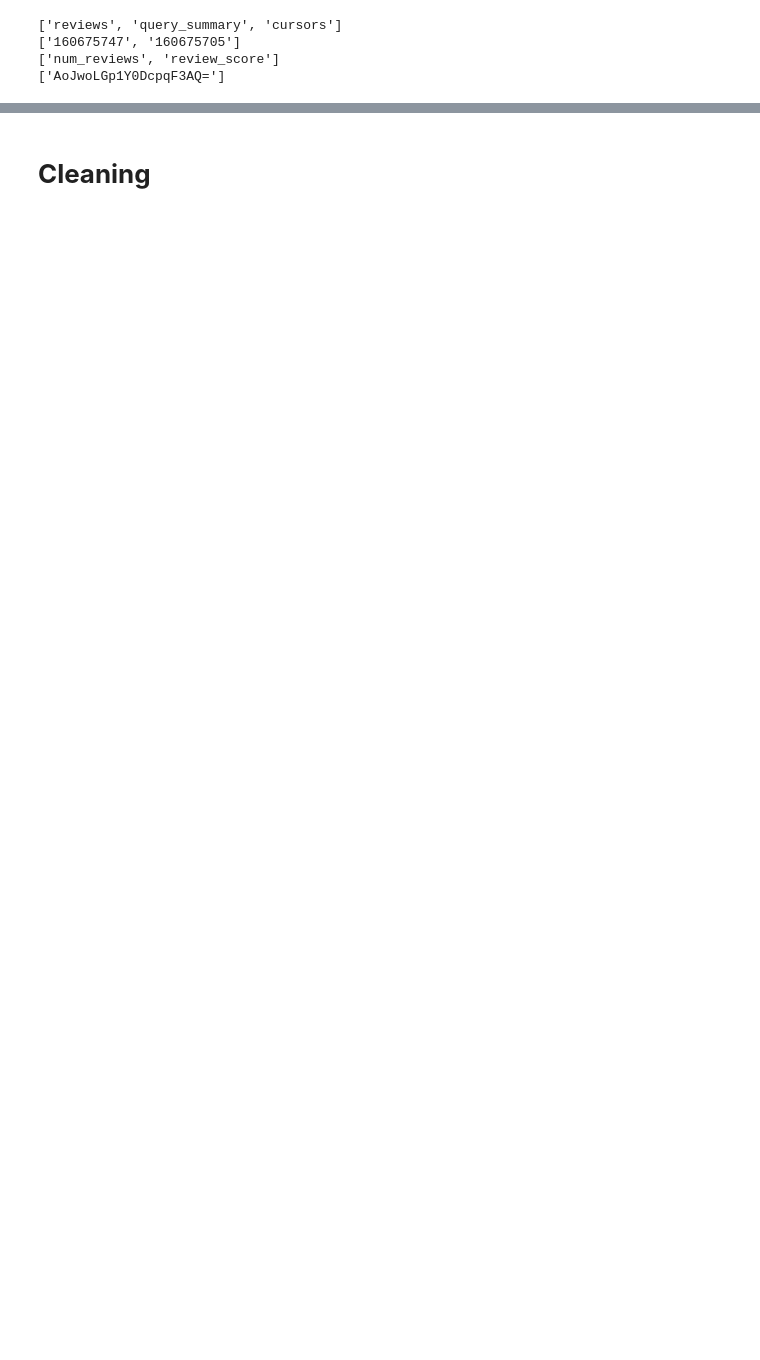
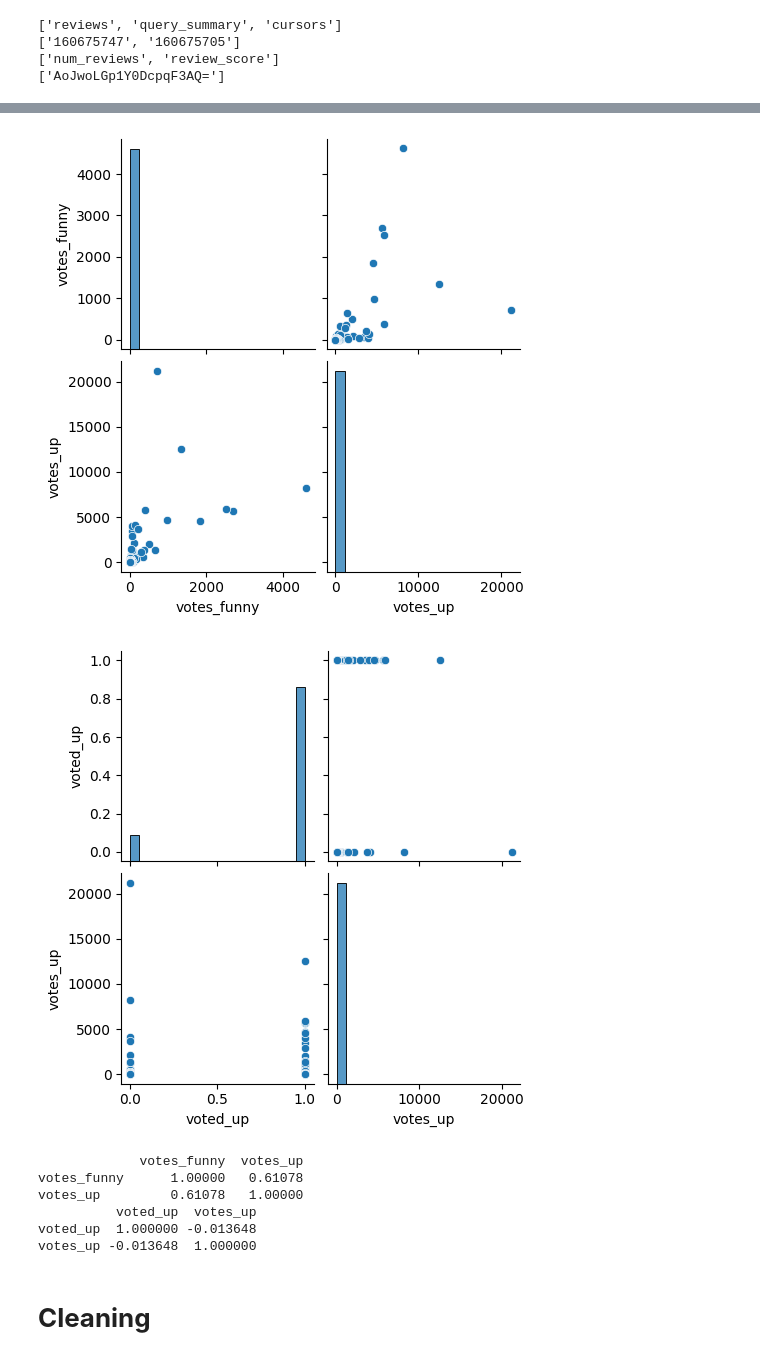
Before and after one commit to Bhanu-py/DL-assignments, a Jupyter notebook: ass3/main.ipynb, the cells around one changed output, grey strips where cells are left out. Cells and saved outputs as stored; diff of their text form; code cells hidden in the pictures; blank space fills up the shorter version.

```diff
--- a/ass3/main.ipynb
+++ b/ass3/main.ipynb
@@ -47,3 +108,25 @@ df
+# %%
+# Add the correlation plot between 'votes_funny' and 'votes_up' and 'voted_up' and 'votes_up'
+import matplotlib.pyplot as plt
+import seaborn as sns
+
+sns.pairplot(df[['votes_funny', 'votes_up']])
+plt.show()
+sns.pairplot(df[['voted_up', 'votes_up']])
+plt.show()
+
+# Add the correcation coefficient between 'votes_funny' and 'votes_up' and 'voted_up' and 'votes_up'
+print(df[['votes_funny', 'votes_up']].corr())
+print(df[['voted_up', 'votes_up']].corr())
+# %% [output]
+[figure, added]
+[figure, added]
+             votes_funny  votes_up
+votes_funny      1.00000   0.61078
+votes_up         0.61078   1.00000
+          voted_up  votes_up
+voted_up  1.000000 -0.013648
+votes_up -0.013648  1.000000
 # %% [markdown]
 # **Cleaning**
 # %%
```
Also changed, not shown: parts of 42 cells of this notebook.
